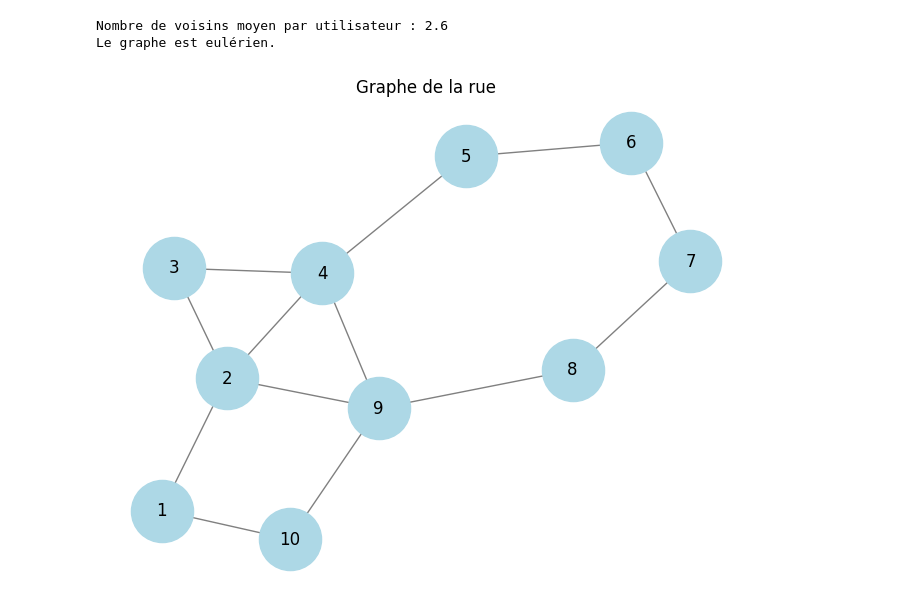
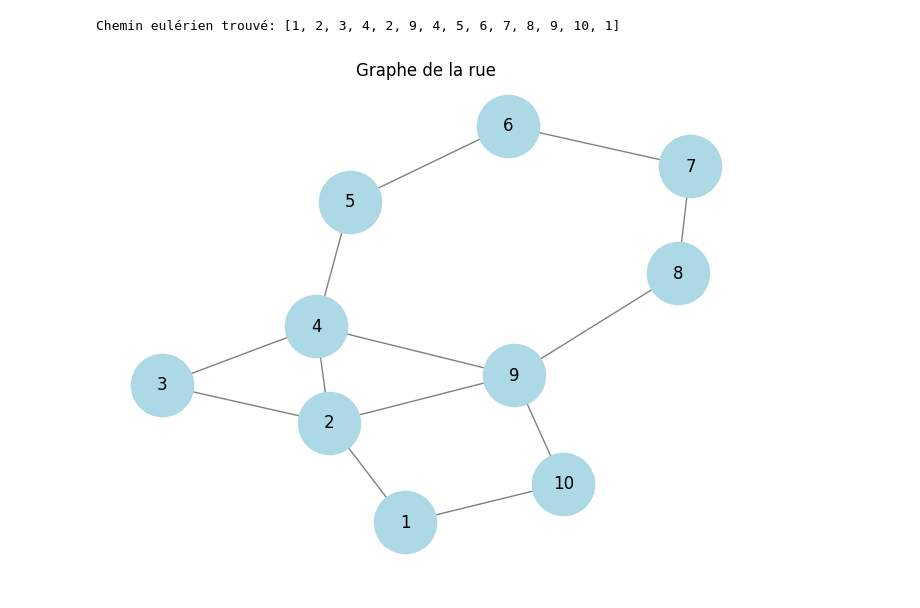
Before and after one commit to AirG213/Projet-Recherche-Operationnelle, a Jupyter notebook: Prosit1.ipynb, the cells around one changed output. Cells and saved outputs as stored; diff of their text form; code cells hidden in the pictures.

Commit message:
Recherche Add euler

```diff
--- a/Prosit1.ipynb
+++ b/Prosit1.ipynb
@@ -4,7 +4,6 @@ import matplotlib.pyplot as plt
 import random
 
 G = nx.Graph()
-
 
 # users = []
 
@@ -23,46 +22,61 @@ users = [1, 2, 3, 4, 5, 6, 7, 8, 9, 10]
 G.add_nodes_from(users)
 
 friendships = [(1, 2), (1, 10), #1
                (2, 1), (2, 9), (2, 3), (2, 4), #2
                (3, 2), (3, 4), #3
                (4, 2), (4, 5), (4, 3), (4, 9), #4
                (5, 4), (5, 6), #5
                (6, 5), (6, 7), #6
                (7, 6), (7, 8), #7
                (8, 7), (8, 9), #8
                (9, 8), (9, 10), (9, 2), (9, 4), #9
                (10, 9), (10, 1),]
 
 G.add_edges_from(friendships)
 
+def findEulerianPath(G):
 
-def isEulerian(graph):
-    if not nx.is_connected(graph):
-        return False
+    graph = nx.to_dict_of_lists(G)
 
-    for node in graph.nodes:
-        if graph.degree[node] % 2 != 0:
-            return False
+    oddDegreeNodes = [node for node in graph if len(graph[node]) % 2 != 0]
 
-    return True
+    if len(oddDegreeNodes) != 2 and len(oddDegreeNodes) != 0:
+        return None
 
+    startNode = oddDegreeNodes[0] if oddDegreeNodes else next(iter(graph))
 
-degrees = [val for (node, val) in G.degree()]
-averageNeighbors = sum(degrees) / len(degrees)
+    def Hierholzer(u):
+        stack = [u]
+        path = []
+        while stack:
+            u = stack[-1]
+            if graph[u]:
+                v = graph[u].pop()
+                graph[v].remove(u)
+                stack.append(v)
+            else:
+                path.append(stack.pop())
+        return path
 
+    eulerianPath = Hierholzer(startNode)
 
-print(f"Nombre de voisins moyen par utilisateur : {averageNeighbors}")
+    if any(graph[node] for node in graph):
+        return None
 
-if isEulerian(G):
-    print("Le graphe est eulérien.")
+    return eulerianPath
+
+eulerianPath = findEulerianPath(G)
+
+if eulerianPath:
+    print("Chemin eulérien trouvé:", eulerianPath)
 else:
-    print("Le graphe n'est pas eulérien.")
+    print("Aucun chemin eulérien n'existe dans ce graphe.")
+
 
 pos = nx.spring_layout(G)
 nx.draw(G, pos, with_labels=True, node_color='lightblue', node_size=2000, edge_color='gray')
 plt.title("Graphe de la rue")
 plt.show()
 # %% [output]
-Nombre de voisins moyen par utilisateur : 2.6
-Le graphe est eulérien.
+Chemin eulérien trouvé: [1, 2, 3, 4, 2, 9, 4, 5, 6, 7, 8, 9, 10, 1]
-[figure, old version]
+[figure, new version]
```
